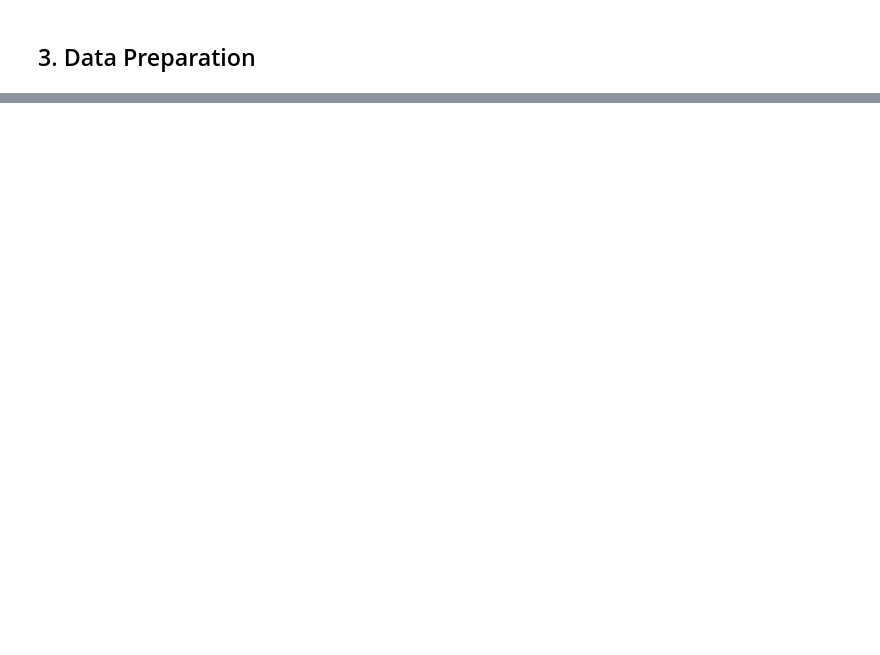
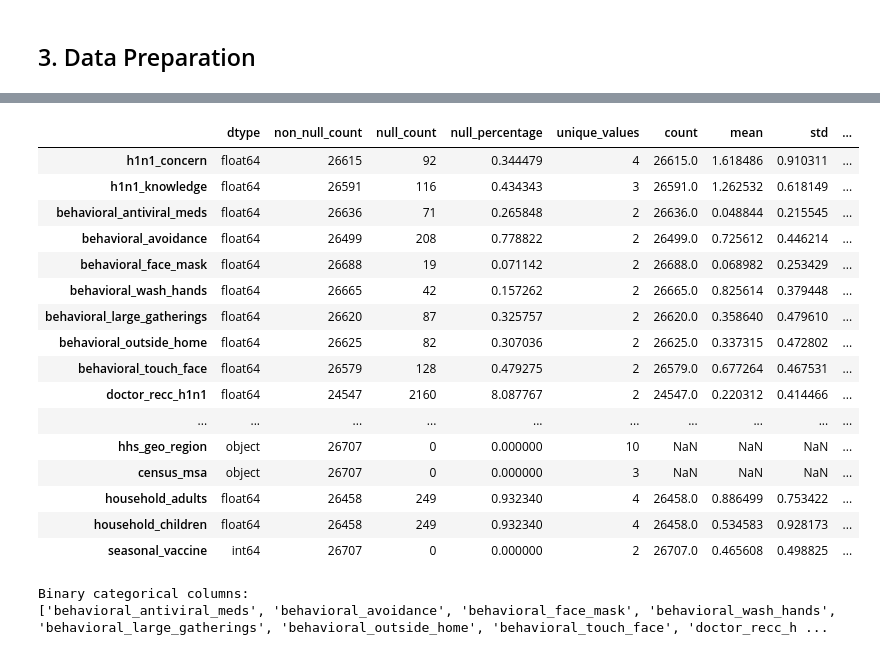
Before and after one commit to Victong-28/PHASE3_PROJECTGROUP11, a Jupyter notebook: data_preparation.ipynb, the cells around one changed output, grey strips where cells are left out. Saved outputs shown, nothing was run; the diff lists cells and outputs as text; code cells hidden in the pictures; blank space fills up the shorter version.

```diff
--- a/data_preparation.ipynb
+++ b/data_preparation.ipynb
@@ -2,0 +42,43 @@
+# %%
+
+
+# Get distribution summary with missing value info
+dist_summary = pd.DataFrame({
+    'dtype': df1.dtypes,
+    'non_null_count': df1.count(),
+    'null_count': df1.isnull().sum(),
+    'null_percentage': (df1.isnull().sum() / len(df1)) * 100,
+    'unique_values': df1.nunique()
+})
+
+# Add basic statistics
+dist_summary = dist_summary.join(df1.describe().T)
+dist_summary
+# %% [output]
+|  | dtype | non_null_count | null_count | null_percentage | unique_values | count | mean | std | ... |
+| h1n1_concern | float64 | 26615 | 92 | 0.344479 | 4 | 26615.0 | 1.618486 | 0.910311 | ... |
+| h1n1_knowledge | float64 | 26591 | 116 | 0.434343 | 3 | 26591.0 | 1.262532 | 0.618149 | ... |
+| behavioral_antiviral_meds | float64 | 26636 | 71 | 0.265848 | 2 | 26636.0 | 0.048844 | 0.215545 | ... |
+| behavioral_avoidance | float64 | 26499 | 208 | 0.778822 | 2 | 26499.0 | 0.725612 | 0.446214 | ... |
+| behavioral_face_mask | float64 | 26688 | 19 | 0.071142 | 2 | 26688.0 | 0.068982 | 0.253429 | ... |
+| behavioral_wash_hands | float64 | 26665 | 42 | 0.157262 | 2 | 26665.0 | 0.825614 | 0.379448 | ... |
+| behavioral_large_gatherings | float64 | 26620 | 87 | 0.325757 | 2 | 26620.0 | 0.358640 | 0.479610 | ... |
+| behavioral_outside_home | float64 | 26625 | 82 | 0.307036 | 2 | 26625.0 | 0.337315 | 0.472802 | ... |
+| behavioral_touch_face | float64 | 26579 | 128 | 0.479275 | 2 | 26579.0 | 0.677264 | 0.467531 | ... |
+| doctor_recc_h1n1 | float64 | 24547 | 2160 | 8.087767 | 2 | 24547.0 | 0.220312 | 0.414466 | ... |
+| ... | ... | ... | ... | ... | ... | ... | ... | ... | ... |
+| hhs_geo_region | object | 26707 | 0 | 0.000000 | 10 | NaN | NaN | NaN | ... |
+| census_msa | object | 26707 | 0 | 0.000000 | 3 | NaN | NaN | NaN | ... |
+| household_adults | float64 | 26458 | 249 | 0.932340 | 4 | 26458.0 | 0.886499 | 0.753422 | ... |
+| household_children | float64 | 26458 | 249 | 0.932340 | 4 | 26458.0 | 0.534583 | 0.928173 | ... |
+| seasonal_vaccine | int64 | 26707 | 0 | 0.000000 | 2 | 26707.0 | 0.465608 | 0.498825 | ... |
+# %%
+# creating list variable for categorical and numerical columns
+binary_categorical_cols = [col for col in df1.columns
+               if df1[col].dropna().nunique() == 2]
+
+print("Binary categorical columns:")
+print(binary_categorical_cols)
+# %% [output]
+Binary categorical columns:
+['behavioral_antiviral_meds', 'behavioral_avoidance', 'behavioral_face_mask', 'behavioral_wash_hands', 'behavioral_large_gatherings', 'behavioral_outside_home', 'behavioral_touch_face', 'doctor_recc_h ...
```
Also changed, not shown: parts of 31 cells of this notebook.
